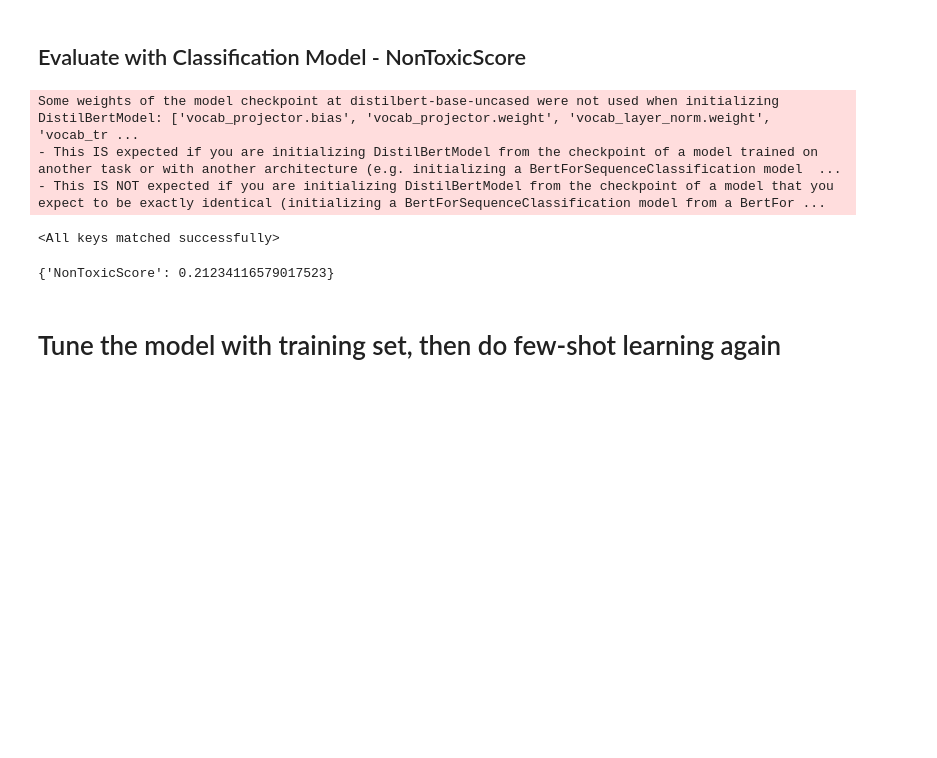
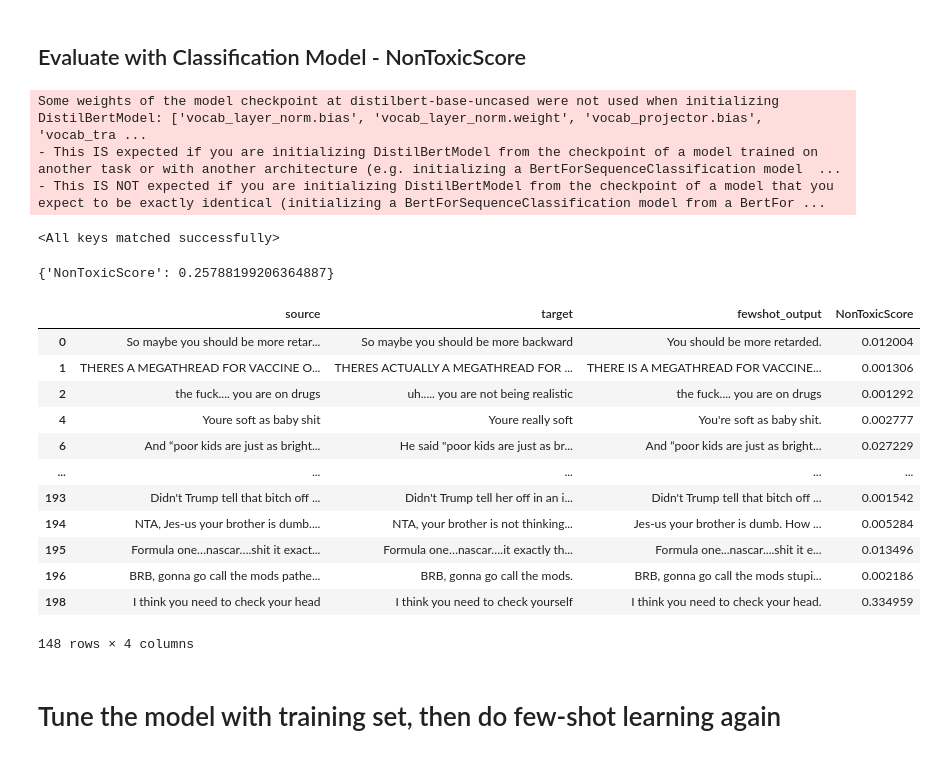
Before and after one commit to hjesse92/style_transfer_w266, a Jupyter notebook: notebooks/T5_Models.ipynb, the cells around one changed output. Cells and saved outputs as stored; diff of their text form; code cells hidden in the pictures; blank space fills up the shorter version.

```diff
--- a/notebooks/T5_Models.ipynb
+++ b/notebooks/T5_Models.ipynb
@@ -254,10 +254,10 @@ score_model = BertClassificationML()
 score_model = score_model.to(device)
 
 # Load training weights
-pretrained_weights = torch.load('models/DistilBertToxicClassification5.pth')
+pretrained_weights = torch.load('models/DistilBertToxicClassification7.pth')
 score_model.load_state_dict(pretrained_weights )
 # %% [output]
-Some weights of the model checkpoint at distilbert-base-uncased were not used when initializing DistilBertModel: ['vocab_projector.bias', 'vocab_projector.weight', 'vocab_layer_norm.weight', 'vocab_tr ...
+Some weights of the model checkpoint at distilbert-base-uncased were not used when initializing DistilBertModel: ['vocab_layer_norm.bias', 'vocab_layer_norm.weight', 'vocab_projector.bias', 'vocab_tra ...
 - This IS expected if you are initializing DistilBertModel from the checkpoint of a model trained on another task or with another architecture (e.g. initializing a BertForSequenceClassification model  ...
 - This IS NOT expected if you are initializing DistilBertModel from the checkpoint of a model that you expect to be exactly identical (initializing a BertForSequenceClassification model from a BertFor ...
 <All keys matched successfully>
@@ -266,12 +266,33 @@ output_file = 'outputs/t5_few_shot_output.csv'
 output_col = 'fewshot_output'
 
 # Create Data Loader
-score_loader = NonToxicScoreDataLoader(output_file, output_col)
+score_loader = NonToxicScoreDataLoader(output_file, output_col, max_length=512)
 
 # Calculate NonToxicScore
 fewshot_NonToxicScores, avg_score = NonToxicScore(score_loader, score_model)
 # %% [output]
-{'NonToxicScore': 0.21234116579017523}
+{'NonToxicScore': 0.25788199206364887}
+# %%
+# Look at output texts with low NonToxicScore, or still classified as Toxic after Style Transfering
+df_fewshot = pd.read_csv('outputs/t5_few_shot_output.csv',sep='\t')
+df_fewshot['NonToxicScore'] = fewshot_NonToxicScores
+
+df_fewshot_lowscore = df_fewshot[df_fewshot['NonToxicScore'] < 0.5][['source', 'target', 'fewshot_output', 'NonToxicScore']]
+df_fewshot_lowscore
+# %% [output]
+|  | source | target | fewshot_output | NonToxicScore |
+| 0 | So maybe you should be more retar... | So maybe you should be more backward | You should be more retarded. | 0.012004 |
+| 1 | THERES A MEGATHREAD FOR VACCINE O... | THERES ACTUALLY A MEGATHREAD FOR ... | THERE IS A MEGATHREAD FOR VACCINE... | 0.001306 |
+| 2 | the fuck.... you are on drugs | uh..... you are not being realistic | the fuck.... you are on drugs | 0.001292 |
+| 4 | Youre soft as baby shit | Youre really soft | You're soft as baby shit. | 0.002777 |
+| 6 | And “poor kids are just as bright... | He said "poor kids are just as br... | And “poor kids are just as bright... | 0.027229 |
+| ... | ... | ... | ... | ... |
+| 193 | Didn't Trump tell that bitch off ... | Didn't Trump tell her off in an i... | Didn't Trump tell that bitch off ... | 0.001542 |
+| 194 | NTA, Jes-us your brother is dumb.... | NTA, your brother is not thinking... | Jes-us your brother is dumb. How ... | 0.005284 |
+| 195 | Formula one…nascar….shit it exact... | Formula one…nascar….it exactly th... | Formula one...nascar....shit it e... | 0.013496 |
+| 196 | BRB, gonna go call the mods pathe... | BRB, gonna go call the mods. | BRB, gonna go call the mods stupi... | 0.002186 |
+| 198 | I think you need to check your head | I think you need to check yourself | I think you need to check your head. | 0.334959 |
+148 rows × 4 columns
 # %% [markdown]
 # Tune the model with training set, then do few-shot learning again
 # %% [markdown]
```
Also changed, not shown: parts of 4 cells of this notebook, 5 other files.
